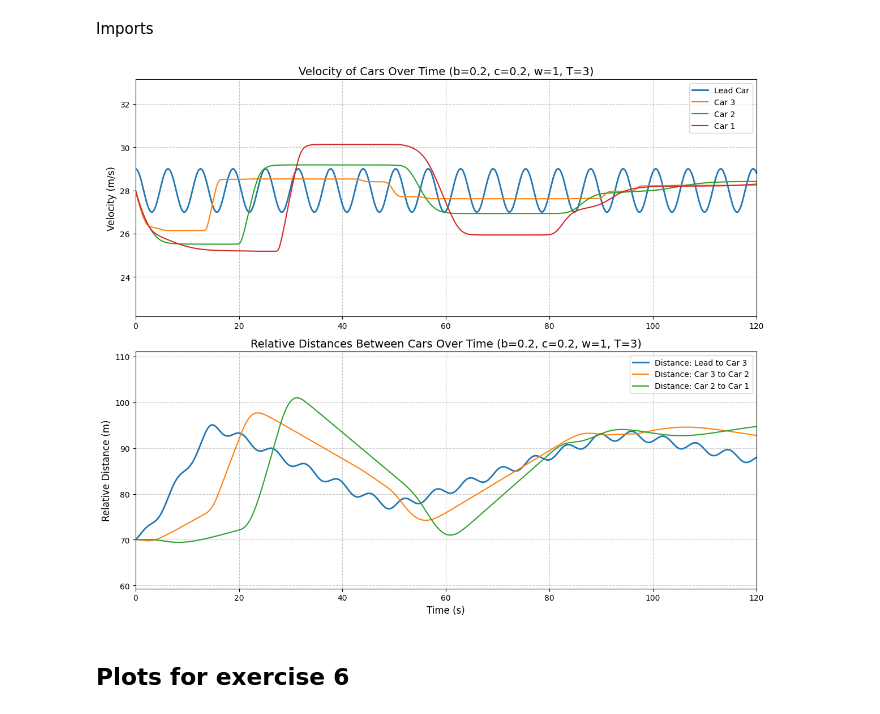
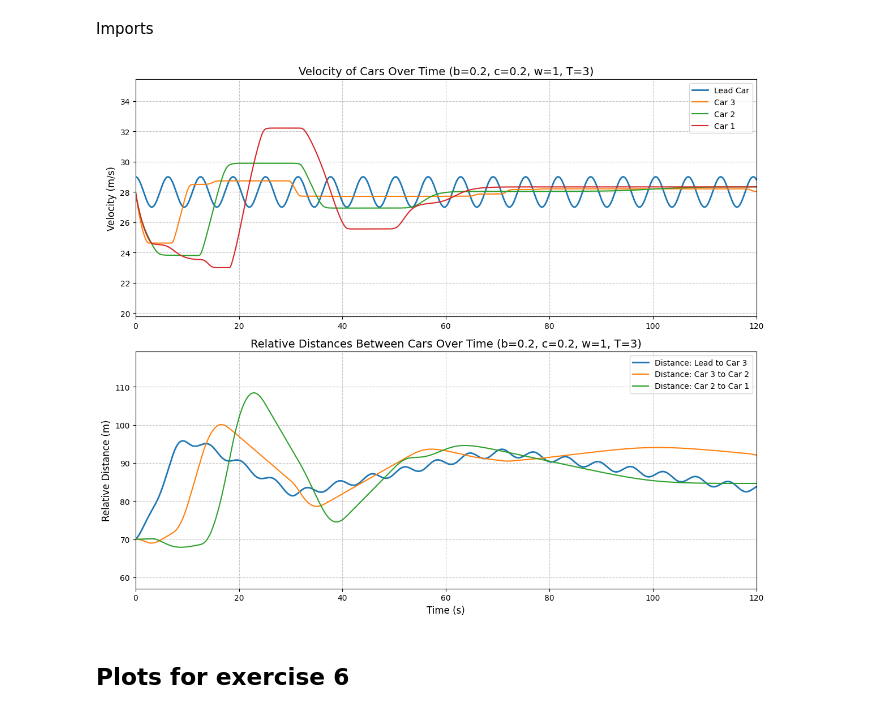
Before and after one commit to s204496/01257_advanced_math_modeling, a Jupyter notebook: numerical_simulations.ipynb, the cells around one changed output. Saved outputs shown, nothing was run; the diff lists cells and outputs as text; code cells hidden in the pictures.

```diff
--- a/numerical_simulations.ipynb
+++ b/numerical_simulations.ipynb
@@ -22,15 +22,15 @@ def get_funcs(b,c,max_speed,min_speed):
     # c3 is the lower limit of the 'rate-zero'.
     # c4 is the upper limit of the 'rate-zero'.
     def acc_adj(a, v_self, c1, c2, c3, c4, k, l):
-        g = (c2/2)*((max_speed-v_self)/max_speed)*(np.abs(np.tanh(l*a))+np.tanh(l*a))+(c1/2)*((min_speed+v_self)/min_speed)*(np.abs(np.tanh(l*a))-np.tanh(l*a))
+        g = (c2/2)*((max_speed-v_self)/max_speed)*(np.abs(np.tanh(l*a))+np.tanh(l*a))+(c1/2)*((min_speed-v_self)/min_speed)*(np.abs(np.tanh(l*a))-np.tanh(l*a))
         f = 1+ 1/2*(np.tanh(k * (g - c4)) - np.tanh(k * (g - c3)))
         z = f*g
         return z
     return v_f,acc,acc_adj
 
 
-def simulate_system(time_steps,time_period,b,c,omega,amplitude,max_speed, number_of_cars, position, velocity,constant_leading_speed, adjusted_acceleration, c1,c2,c3,c4,k,l, T):
-    v_f,acc,acc_adj = get_funcs(b,c,max_speed)
+def simulate_system(time_steps,time_period,b,c,omega,amplitude,min_speed, max_speed, number_of_cars, position, velocity,constant_leading_speed, adjusted_acceleration, c1,c2,c3,c4,k,l, T):
+    v_f,acc,acc_adj = get_funcs(b,c,max_speed, min_speed)
     step_size = time_period/time_steps
 
     relative_position = []
@@ -120,28 +120,28 @@ def plot_system(step_size, time_steps, velocity, relative_position, number_of_ca
 # %%
 #Defining variables
 # Define number of cars including the leader.
 #number_of_cars = 2
 constant_leading_speed,omega, amplitude = 28, 1, 1
 number_of_cars = 4
 b,c=0.2,0.2
 T=3
 # Defining constants for adjusted acceleration
 c1,c2,c3,c4 = -2,10,-0.5,1
 k,l = 10, 0.1
 adjusted_acceleration = True
 min_speed, max_speed = -10, 50
 # Defining starting positions
 position = [[70*i] for i in range(number_of_cars-1,-1,-1)]
 velocity = [[28] for _ in range(number_of_cars)]
 
 x_range = [0,120]
 time_steps = int(1e5)
 time_period = x_range[-1]
-step_size,time_steps,relative_position,acc_adj = simulate_system(time_steps,time_period,b,c,omega,amplitude,max_speed, number_of_cars, position, velocity,constant_leading_speed, adjusted_acceleration, c1,c2,c3,c4,k,l, T)
+step_size,time_steps,relative_position,acc_adj = simulate_system(time_steps,time_period,b,c,omega,amplitude,min_speed, max_speed, number_of_cars, position, velocity,constant_leading_speed, adjusted_acceleration, c1,c2,c3,c4,k,l, T)
 
 plot_system(step_size, time_steps, velocity, relative_position, number_of_cars,b,c,omega,T, x_range)
 # %% [output]
-[figure, old version]
+[figure, new version]
 # %% [markdown]
 ## Plots for exercise 6
 # %%
```
Also changed, not shown: parts of 1 cell of this notebook.
